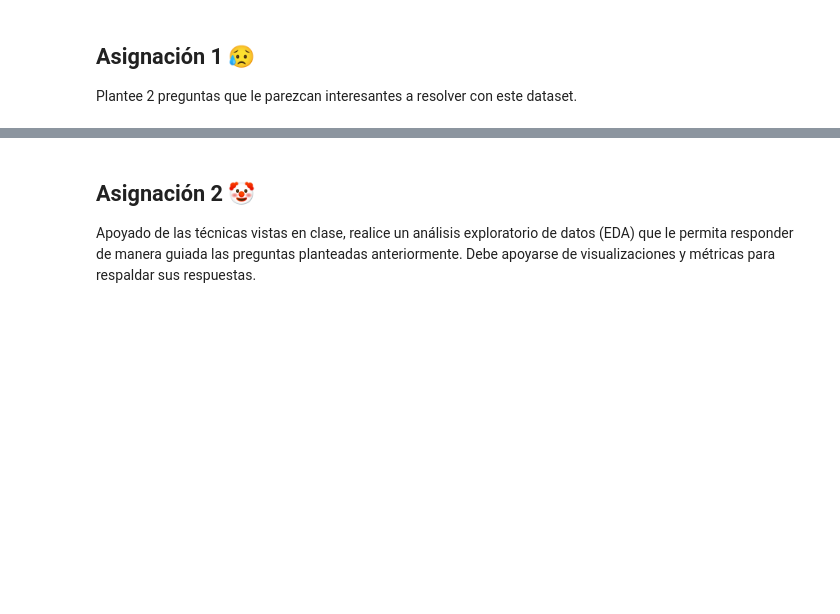
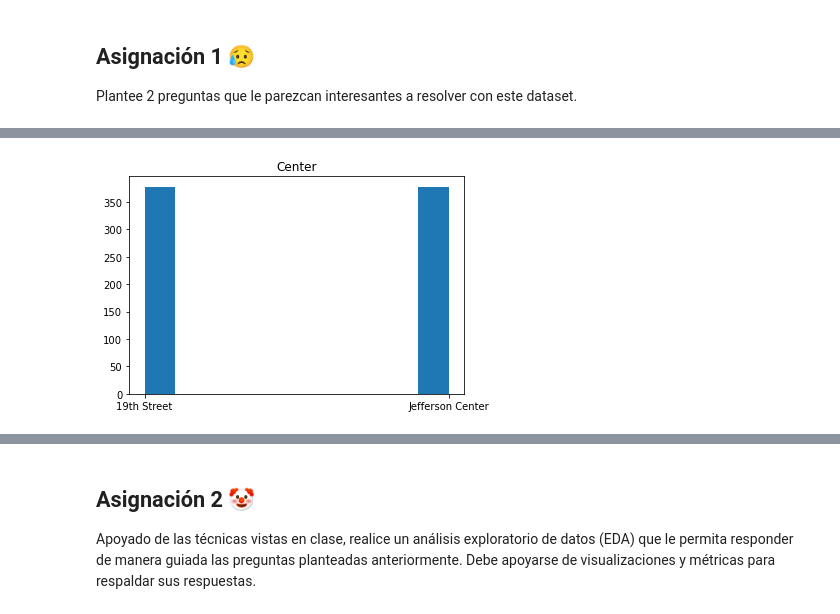
Before and after one commit to breko151/TIMES_SERIES_ANALYSIS, a Jupyter notebook: 4 - EDA en Series de Tiempo.ipynb, the cells around one changed output, grey strips where cells are left out. Cells and saved outputs as stored; diff of their text form; code cells hidden in the pictures; blank space fills up the shorter version.

```diff
--- a/4 - EDA en Series de Tiempo.ipynb
+++ b/4 - EDA en Series de Tiempo.ipynb
@@ -98,0 +144,9 @@ Este dataset es parte de un proyecto para visualizar la calidad del aire de Myan
+# %%
+# Histograma de Center por Ciudad
+city2 = features[features.City == "Mandalay"]
+
+plt.hist(city2.Center)
+plt.title("Center")
+plt.show()
+# %% [output]
+[figure, added]
```
Also changed, not shown: parts of 24 cells of this notebook.
